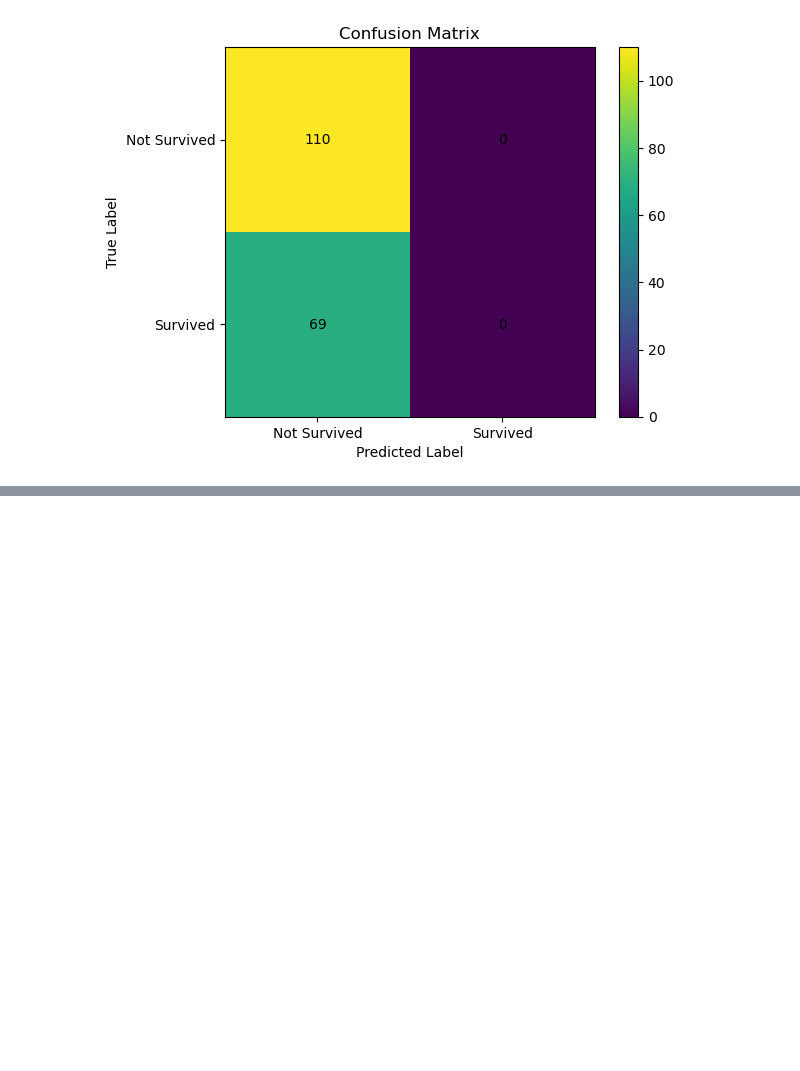
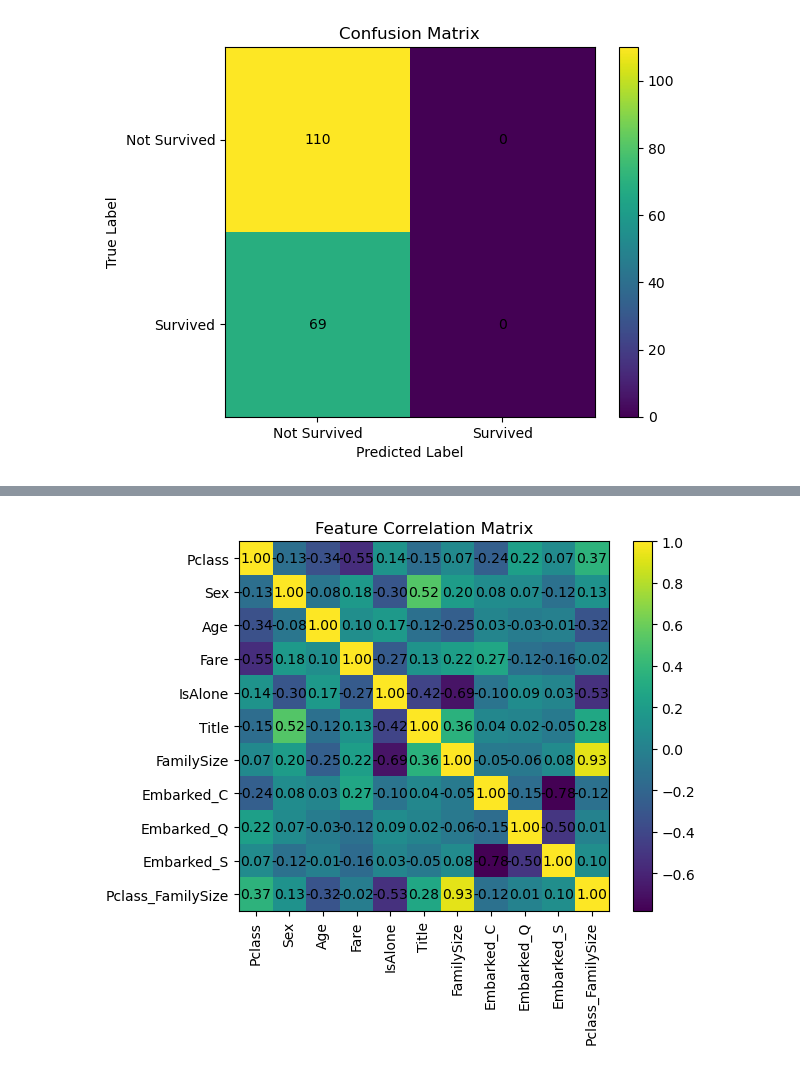
Before and after one commit to XushengShangguan/Kaggle_Titanic, a Jupyter notebook: prediction.ipynb, the cells around one changed output, grey strips where cells are left out. Cells and saved outputs as stored; diff of their text form; code cells hidden in the pictures; blank space fills up the shorter version.

```diff
--- a/prediction.ipynb
+++ b/prediction.ipynb
@@ -222,0 +281,20 @@ plt.show()
+# %%
+cm = confusion_matrix(y_test, y_test_pred)
+
+plt.figure()
+plt.imshow(cm, interpolation='nearest')
+plt.title('Confusion Matrix')
+plt.colorbar()
+tick_marks = np.arange(2)
+plt.xticks(tick_marks, ['Not Survived', 'Survived'])
+plt.yticks(tick_marks, ['Not Survived', 'Survived'])
+plt.xlabel('Predicted Label')
+plt.ylabel('True Label')
+
+# Annotate each cell with counts
+for i in range(cm.shape[0]):
+    for j in range(cm.shape[1]):
+        plt.text(j, i, cm[i, j],
+                 horizontalalignment='center',
+                 verticalalignment='center')
+plt.show()
@@ -222,0 +303,17 @@ plt.show()
+# %%
+corr_matrix = df_train[features].corr()
+
+plt.figure()
+plt.imshow(corr_matrix, interpolation='nearest')
+plt.colorbar()
+plt.title('Feature Correlation Matrix')
+plt.xticks(range(len(features)), features, rotation=90)
+plt.yticks(range(len(features)), features)
+
+for i in range(len(features)):
+    for j in range(len(features)):
+        plt.text(j, i, f"{corr_matrix.iloc[i, j]:.2f}",
+                 ha="center", va="center")
+plt.show()
+# %% [output]
+[figure, added]
```
Also changed, not shown: parts of 3 cells of this notebook.
